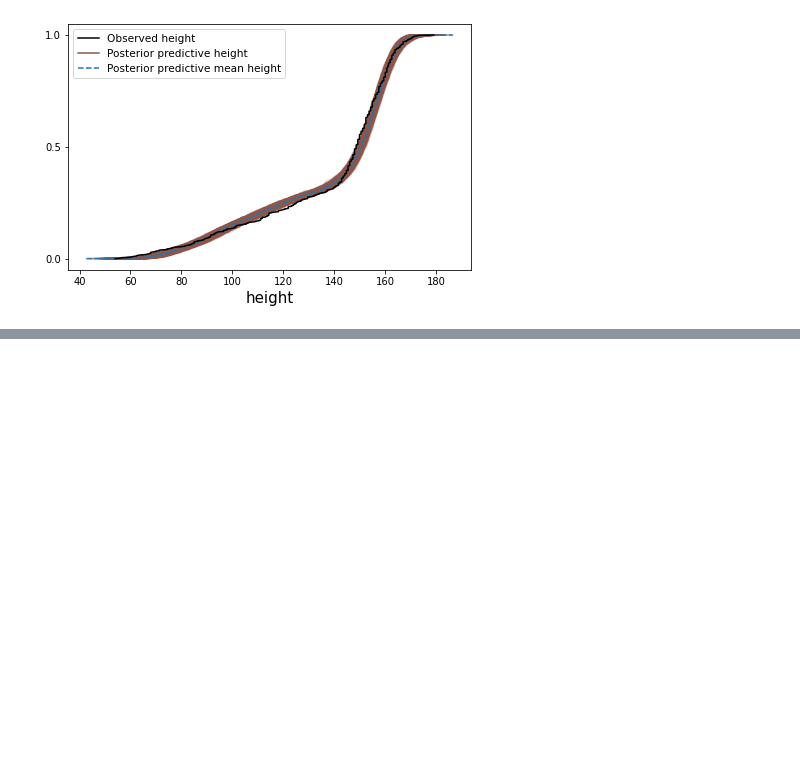
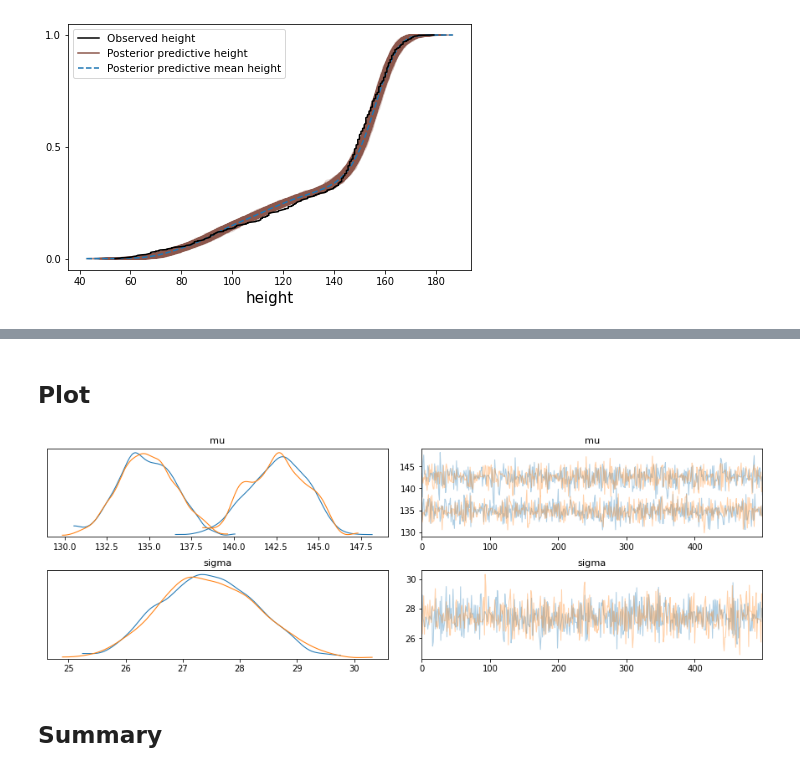
Before and after one commit to swilsonmfc/bayesian, a Jupyter notebook: LinearRegression.ipynb, the cells around one changed output, grey strips where cells are left out. Cells and saved outputs as stored; diff of their text form; code cells hidden in the pictures; blank space fills up the shorter version.

```diff
--- a/LinearRegression.ipynb
+++ b/LinearRegression.ipynb
@@ -491,0 +536,8 @@ az.plot_ppc(idata, kind='cumulative');
+# %% [markdown]
+## Plot
+# %%
+pm.traceplot(traces);
+# %% [output]
+[figure, added]
+# %% [markdown]
+## Summary
```
Also changed, not shown: parts of 40 cells of this notebook.
